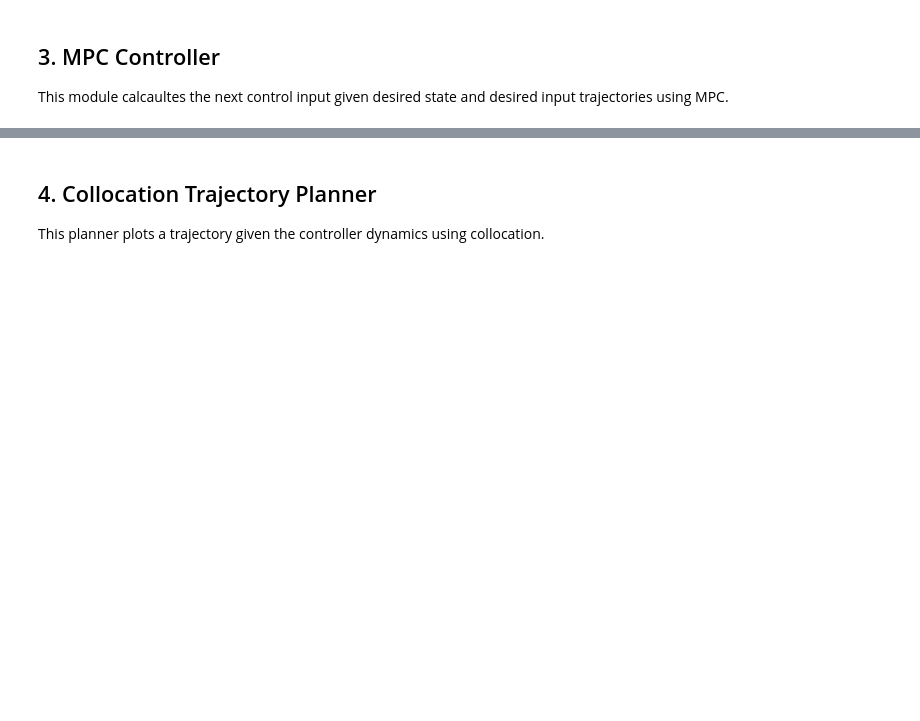
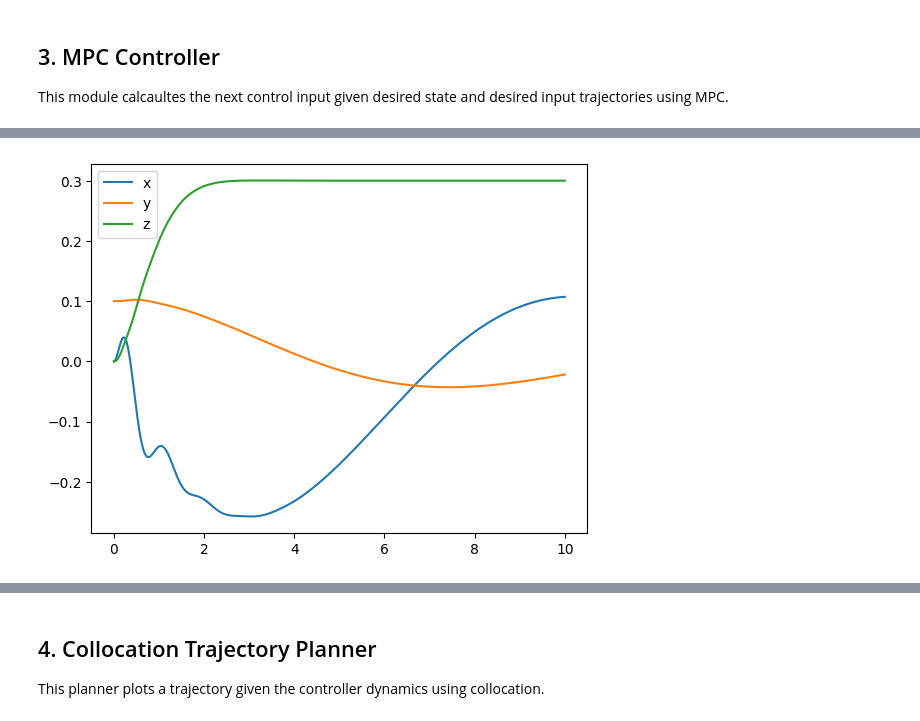
Before and after one commit to Meow404/Inverted-Pendulum-Quadrotor, a Jupyter notebook: src/Dynamics.ipynb, the cells around one changed output, grey strips where cells are left out. Cells and saved outputs as stored; diff of their text form; code cells hidden in the pictures; blank space fills up the shorter version.

```diff
--- a/src/Dynamics.ipynb
+++ b/src/Dynamics.ipynb
@@ -69,9 +69,9 @@ def get_symbolic_linearized_dynamics():
     # State Variables
     Px, Py, Pz, Phi, Theta, Psi, Pa, Pb = me.dynamicsymbols('Px Py Pz Phi Theta Psi Pa Pb', real=True)
     Wx, Wy, Wz = sm.symbols('Wx Wy Wz', real=True)
-    P = sm.Matrix([Px, Py, Px])
+    P = sm.Matrix([Px, Py, Pz])
     Q = sm.Matrix([Phi, Theta, Psi])
-    V = Q.diff(t)
+    V = P.diff(t)
     W = sm.Matrix([Wx, Wy, Wz])
 
     # Control Variables
@@ -149,6 +149,7 @@ def get_symbolic_linearized_dynamics():
         PDddt[0],
         PDddt[1],
     ]).T
+    display(DDt.T)
     x = sm.Matrix([Px, Py, Pz, Phi, Theta, Psi, Pa, Pb, V[0], V[1], V[2], W[0], W[1], W[2], ad, bd]).T
     u = sm.Matrix([u[0], u[1], u[2], u[3]]).T
 
@@ -268,7 +286,7 @@ class InvertedPendulumQuadrotor(LeafSystem):
         self._Iq = Iq
         self._Lp = Lp
 
-        self._g = -9.81
+        self._g = 9.81
 
         self._kF = kF
         self._kM = kM
@@ -307,7 +325,7 @@ class InvertedPendulumQuadrotor(LeafSystem):
         # print(M)
 
 
-        Fg = np.array([0, 0, self._Mq * self._g]).T
+        Fg = np.array([0, 0, -self._Mq * self._g]).T
         #print(Fg)
         # print(Fz)
         # print(M)
@@ -417,5 +431,4 @@ This module calcaultes the next control input given desired state and desired in
 # %%
-state_list = []
 from copy import deepcopy
 class IPQModelPredictiveController(LeafSystem):
     DEFAULT_MOI = np.array([[0.0015, 0, 0],
@@ -460,8 +473,6 @@ class IPQModelPredictiveController(LeafSystem):
         self.torque_output_port = self.DeclareVectorOutputPort(
             "u", self.n_u, self.CalcTorques
         )
-
-        state_list = []
 
         self.As, self.Bs, self.xds = A_lambdified, B_lambdified, xdot_lambdified
 
@@ -689,8 +700,9 @@ class IPQModelPredictiveController(LeafSystem):
         This function computes the MPC controller input u
         '''
         x_current = self.EvalVectorInput(context, self.robot_state_input_port_index).get_value()
-        state_list.append(deepcopy(x_current))
+        # state_list.append(deepcopy(x_current))
         x_desired = self.EvalVectorInput(context, self.target_robot_state_input_port_index).get_value()
+        # print(x_desired)
         u_desired = self.EvalVectorInput(context, self.target_torque_output_port).get_value()
 
         # Parameters for the QP
@@ -820,0 +827,13 @@ KeyboardInterrupt:
+# %%
+import matplotlib.pyplot as plt
+
+state_list = state_vector[0,:]
+plt.plot(np.linspace(0, t, len(state_list)), state_list)
+state_list = state_vector[1,:]
+plt.plot(np.linspace(0, t, len(state_list)), state_list)
+state_list = state_vector[2,:]
+plt.plot(np.linspace(0, t, len(state_list)), state_list)
+plt.legend(["x", "y", "z"], )
+plt.show()
+# %% [output]
+[figure, added]
```
Also changed, not shown: parts of 30 cells of this notebook, 2 other files.
